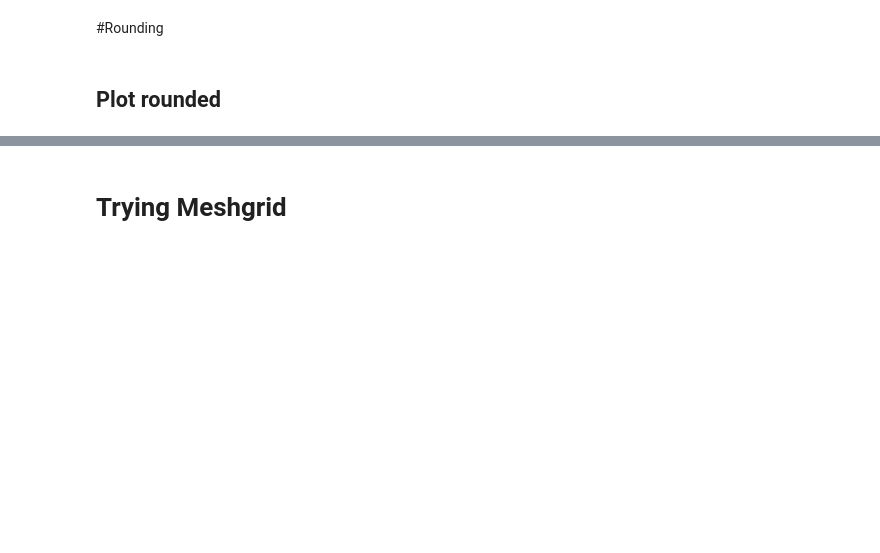
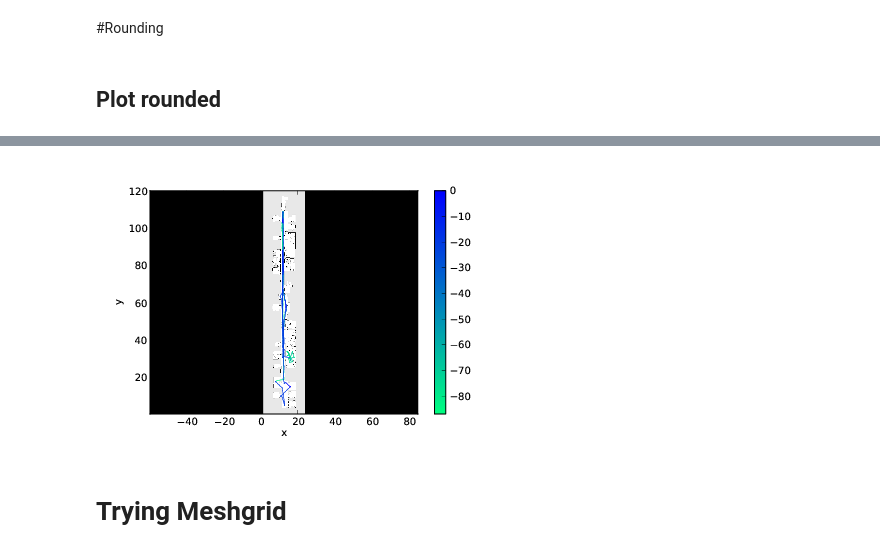
Before and after one commit to UC3MSocialRobots/robot_wardrive, a Jupyter notebook: data/Link Quality Plots.ipynb, the cells around one changed output, grey strips where cells are left out. Saved outputs shown, nothing was run; the diff lists cells and outputs as text; code cells hidden in the pictures; blank space fills up the shorter version.

```diff
--- a/data/Link Quality Plots.ipynb
+++ b/data/Link Quality Plots.ipynb
@@ -94,3 +95,9 @@ plt.savefig('wifi_coverage.pdf', grid=None, transparent=True, dpi=300)
+# %%
+from wand.image import Image as WImage
+img = WImage(filename='wifi_coverage.pdf')
+img
+# %% [output]
+[figure, added]
 # %% [markdown]
 # Trying Meshgrid
 # %%
```
Also changed, not shown: parts of 11 cells of this notebook, 1 other file.
